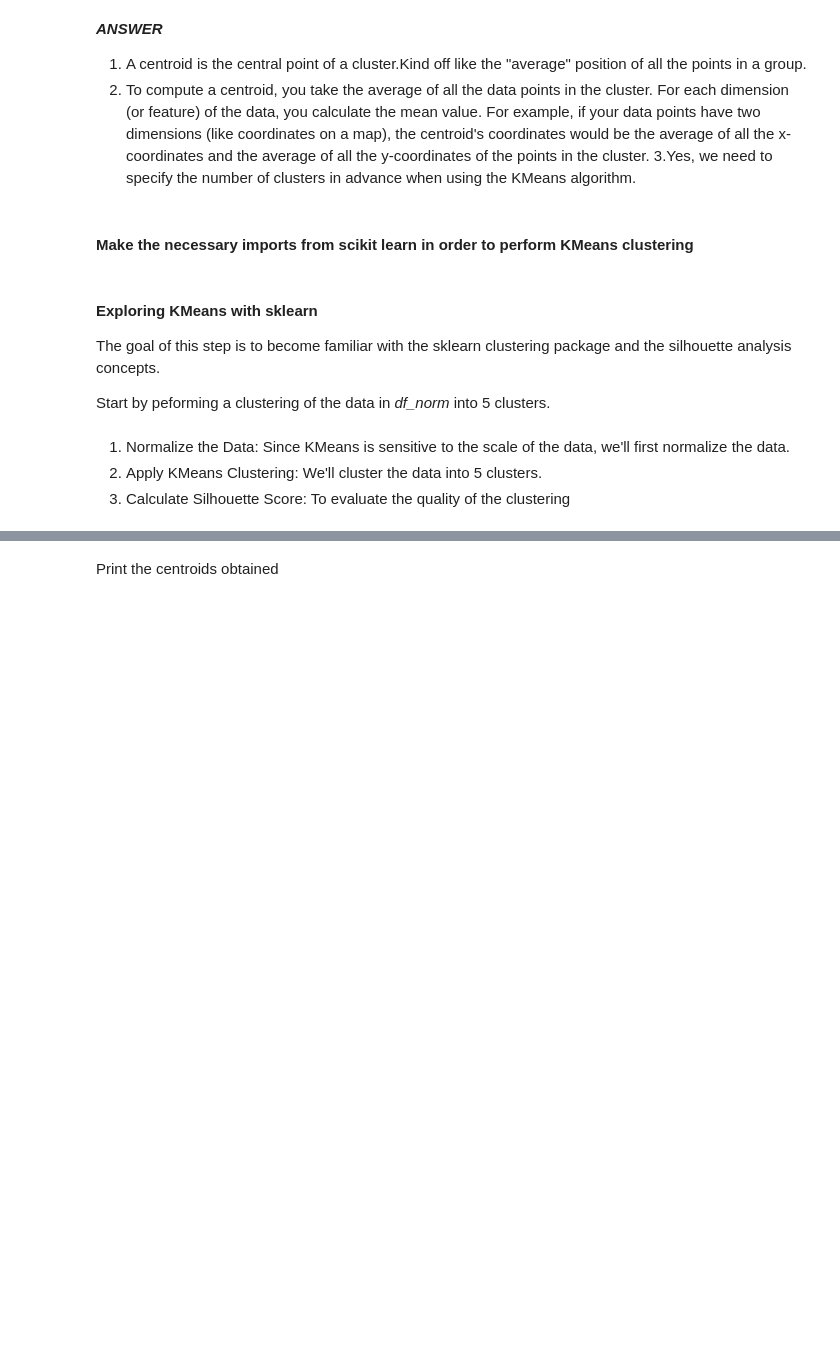
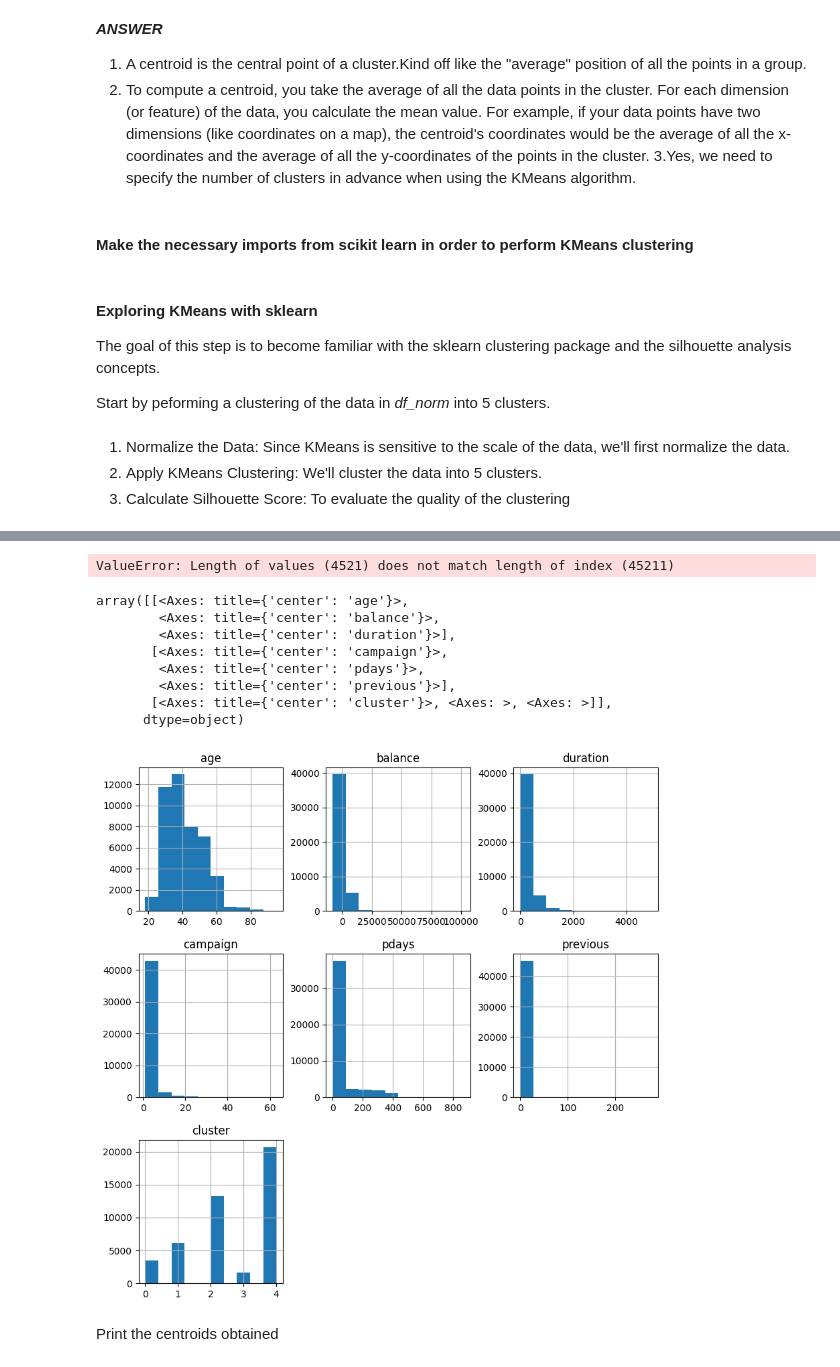
Before and after one commit to Edu963/python_projects, a Jupyter notebook: Clustering.ipynb, the cells around one changed output, grey strips where cells are left out. Saved outputs shown, nothing was run; the diff lists cells and outputs as text; code cells hidden in the pictures; blank space fills up the shorter version.

```diff
--- a/Clustering.ipynb
+++ b/Clustering.ipynb
@@ -287,3 +259,31 @@ KMeans(n_clusters=5)
+# %%
+nb_clusters = 5
+
+# Apply KMeans clustering
+kmeans = KMeans(n_clusters=nb_clusters,random_state=42)
+clusters = kmeans.fit_predict(df_norm)
+
+# Add the cluster assignments to the original dataframe
+df['cluster'] = clusters
+
+# Calculate the silhouette score
+sil_score = silhouette_score(df_norm, clusters)
+
+df.head(), sil_score
+# %% [output]
+ValueError: Length of values (4521) does not match length of index (45211)
+# %%
+df.hist(figsize=(10,10))
+# %% [output]
+array([[<Axes: title={'center': 'age'}>,
+        <Axes: title={'center': 'balance'}>,
+        <Axes: title={'center': 'duration'}>],
+       [<Axes: title={'center': 'campaign'}>,
+        <Axes: title={'center': 'pdays'}>,
+        <Axes: title={'center': 'previous'}>],
+       [<Axes: title={'center': 'cluster'}>, <Axes: >, <Axes: >]],
+      dtype=object)
+[figure, added]
 # %% [markdown]
 Print the centroids obtained
 # %%
```
Also changed, not shown: parts of 36 cells of this notebook.
